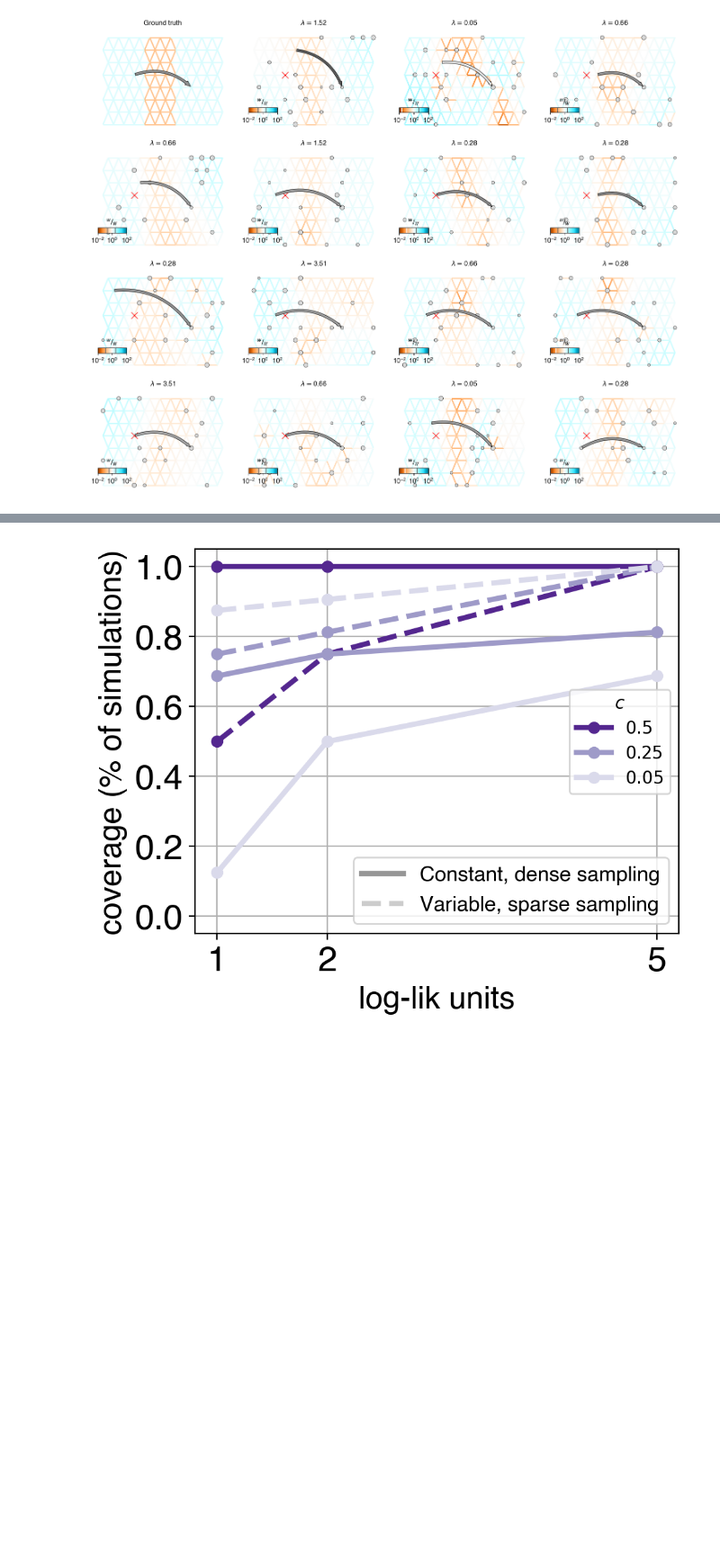
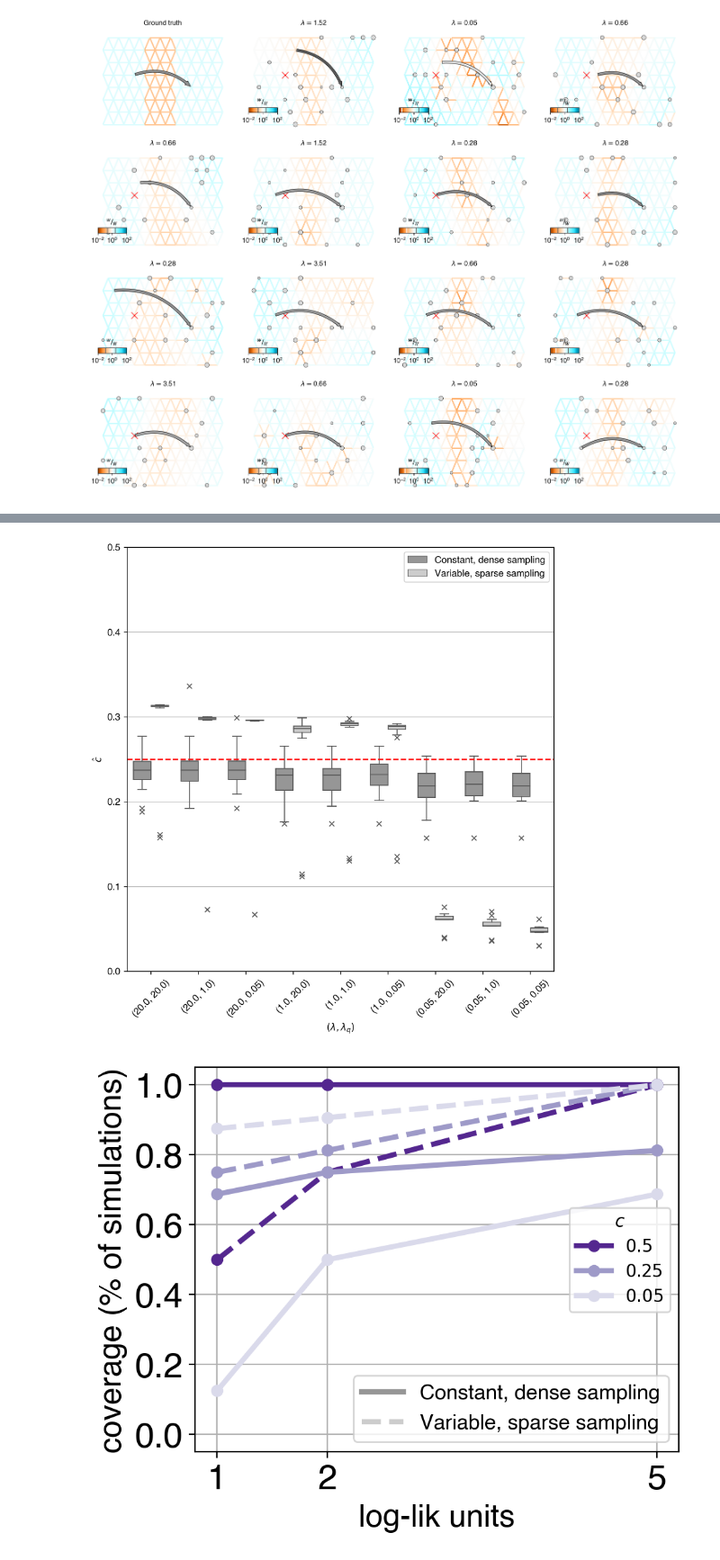
Before and after one commit to NovembreLab/feems, a Jupyter notebook: docs/notebooks/est-long-range.ipynb, the cells around one changed output, grey strips where cells are left out. Shown at 90% size. Saved outputs shown, nothing was run; the diff lists cells and outputs as text; code cells hidden in the pictures; blank space fills up the shorter version.

```diff
--- a/docs/notebooks/est-long-range.ipynb
+++ b/docs/notebooks/est-long-range.ipynb
@@ -1031,3 +1049,9 @@ Assigning samples to nodes...done.
+# %%
+plt.figure(dpi=250,figsize=(8,8))
+sns.boxplot(data=lambcdf,x='lq',y='est',hue='method',palette=['#969696','#cccccc'],width=0.75,flierprops={'marker':'x'},linewidth=1); plt.axhline(0.25,color='red',ls='--'); plt.ylim((0,0.5)); plt.xlabel(r'$(\lambda,\lambda_q)$'); plt.ylabel(r'$\hat c$'); plt.xticks(rotation=45); plt.grid(axis='y'); plt.legend(title='')
+plt.savefig('/Users/vivaswatshastry/Documents/feems_ms/supfigs/lambdavsc.pdf')
+# %% [output]
+[figure, added]
 # %%
 # plt.plot([1e-4,1e-3,1e-2,0.05,0.1,0.25,0.5,1],[0.13019761197484192,0.12902149935293244,0.1525418528222208,0.2596411144597768,0.3533682636707458,0.6133418878657412,1.0252415513544038,1.7361586277801393],'ko'); plt.axline((1,1),slope=1,color='grey',ls='--')
 # plt.errorbar([1e-4,1e-3,1e-2,0.05,0.1,0.25,0.5,1],[0.13019761197484192,0.12902149935293244,0.1525418528222208,0.2596411144597768,0.3533682636707458,0.6133418878657412,1.0252415513544038,1.7361586277801393],yerr=2*np.array([0.022712280888398006,0.02512421169863045,0.027121704897425686,0.04519398722241161,0.04100375527102841,0.0613764922651444,0.09075075842841175,0.14649618822602764]),color='k'); plt.xlabel('msprime simulated weights'); plt.ylabel('FEEMS estimated weights'); plt.semilogx()
```
Also changed, not shown: parts of 5 cells of this notebook, 3 other files.
